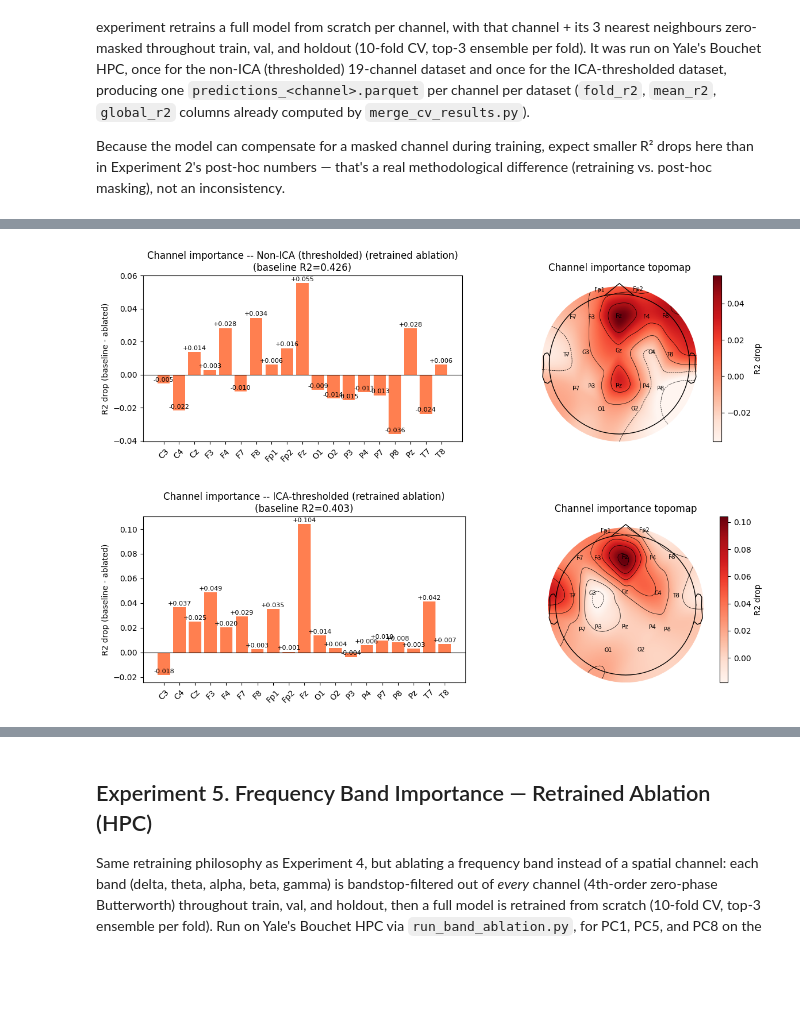
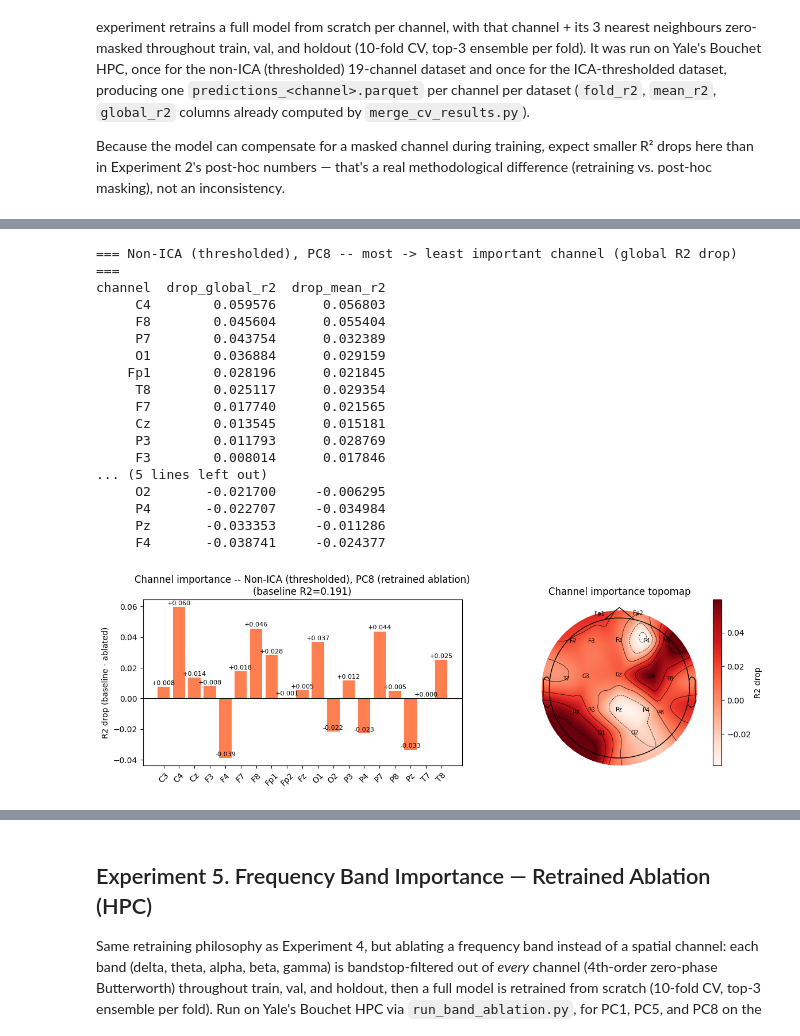
Before and after one commit to william2952/EEG_FDG_dementia, a Jupyter notebook: interpretability_analysis.ipynb, the cells around one changed output, grey strips where cells are left out. Drawn from its saved outputs; the diff is of its cells as text; code cells hidden in the pictures; blank space fills up the shorter version.

```diff
--- a/interpretability_analysis.ipynb
+++ b/interpretability_analysis.ipynb
@@ -414,17 +414,19 @@ Because the model can compensate for a masked channel during training, expect
 smaller R² drops here than in Experiment 2's post-hoc numbers — that's a real
 methodological difference (retraining vs. post-hoc masking), not an inconsistency.
 # %%
-# ── Config: one entry per dataset ────────────────────────────────────────────
+# ── Config: PC number + one entry per dataset ────────────────────────────────
+PC_NUMBER = 8  # which principal component's channel-ablation results to analyze
+
 ABLATION_DATASETS = {
     "non_ica": {
-        "label":         "Non-ICA (thresholded)",
-        "baseline_path": "model_data/cv_results_stratified_thresh/predictions_1.parquet",
-        "ablation_dir":  "model_data/channel_ablation_thresh_results",
+        "label":         f"Non-ICA (thresholded), PC{PC_NUMBER}",
+        "baseline_path": f"model_data/cv_results_stratified_thresh/predictions_{PC_NUMBER}.parquet",
+        "ablation_dir":  f"model_data/channel_ablation_thresh_results/PC{PC_NUMBER}",
     },
     "ica": {
-        "label":         "ICA-thresholded",
-        "baseline_path": "model_data/cv_results_stratified_ica_thresh/predictions_1.parquet",
-        "ablation_dir":  "model_data/channel_ablation_thresh_ica_results",
+        "label":         f"ICA-thresholded, PC{PC_NUMBER}",
+        "baseline_path": f"model_data/cv_results_stratified_ica_thresh/predictions_{PC_NUMBER}.parquet",
+        "ablation_dir":  f"model_data/channel_ablation_thresh_ica_results/P{PC_NUMBER}",
     },
 }
 
@@ -507,5 +510,5 @@ Saved combined summary -> model_data/channel_ablation_analysis/channel_importanc
 # %%
-# ── Graphs 1 & 2: per-dataset bar chart + topomap ────────────────────────────
+# ── Graph 1: Non-ICA channel importance (bar + topomap) ─────────────────────
 def plot_channel_importance(names, drops, baseline_r2, title, out_png):
     fig, axes = plt.subplots(1, 2, figsize=(12, 4))
 
@@ -519,34 +522,59 @@ def plot_channel_importance(names, drops, baseline_r2, title, out_png):
                      f"{drop:+.3f}", ha="center", va="bottom", fontsize=8)
 
     montage = mne.channels.make_standard_montage("standard_1020")
     info = mne.create_info(names, sfreq=SFREQ, ch_types="eeg")
     info.set_montage(montage)
 
     importance = np.array(drops)
     vmin, vmax = importance.min(), importance.max()
     if vmin == vmax:
         vmin, vmax = vmin - 0.01, vmax + 0.01
     im, _ = mne.viz.plot_topomap(
         importance, info, axes=axes[1], show=False,
         vlim=(vmin, vmax), cmap="Reds", sensors=True, names=names,
     )
     plt.colorbar(im, ax=axes[1], label="R2 drop")
     axes[1].set_title("Channel importance topomap")
 
     plt.tight_layout()
     plt.savefig(out_png, dpi=150)
     plt.show()
 
 
-for key, cfg in ABLATION_DATASETS.items():
+def show_channel_importance(key):
+    """Print the ranked channel-importance table and plot the bar+topomap graphs for one dataset."""
+    cfg = ABLATION_DATASETS[key]
     df = ablation_results_by_dataset[key]
     drops = [df.loc[df["channel"] == ch, "drop_global_r2"].iloc[0] for ch in ch_names]
     baseline_global = df["baseline_global_r2"].iloc[0]
+
+    print(f"=== {cfg['label']} -- most -> least important channel (global R2 drop) ===")
+    print(df.sort_values("drop_global_r2", ascending=False)[["channel", "drop_global_r2", "drop_mean_r2"]].to_string(index=False))
+
     plot_channel_importance(
         ch_names, drops, baseline_global,
         f"Channel importance -- {cfg['label']} (retrained ablation)",
-        ABLATION_OUT_DIR / f"channel_importance_{key}.png",
+        ABLATION_OUT_DIR / f"channel_importance_{key}_pc{PC_NUMBER}.png",
     )
+
+
+show_channel_importance("non_ica")
 # %% [output]
+=== Non-ICA (thresholded), PC8 -- most -> least important channel (global R2 drop) ===
+channel  drop_global_r2  drop_mean_r2
+     C4        0.059576      0.056803
+     F8        0.045604      0.055404
+     P7        0.043754      0.032389
+     O1        0.036884      0.029159
+    Fp1        0.028196      0.021845
+     T8        0.025117      0.029354
+     F7        0.017740      0.021565
+     Cz        0.013545      0.015181
+     P3        0.011793      0.028769
+     F3        0.008014      0.017846
+... (5 lines left out)
+     O2       -0.021700     -0.006295
+     P4       -0.022707     -0.034984
+     Pz       -0.033353     -0.011286
+     F4       -0.038741     -0.024377
-[figure, old version]
+[figure, new version]
-[figure, removed]
```
Also changed, not shown: parts of 10 cells of this notebook, 5 other files.
